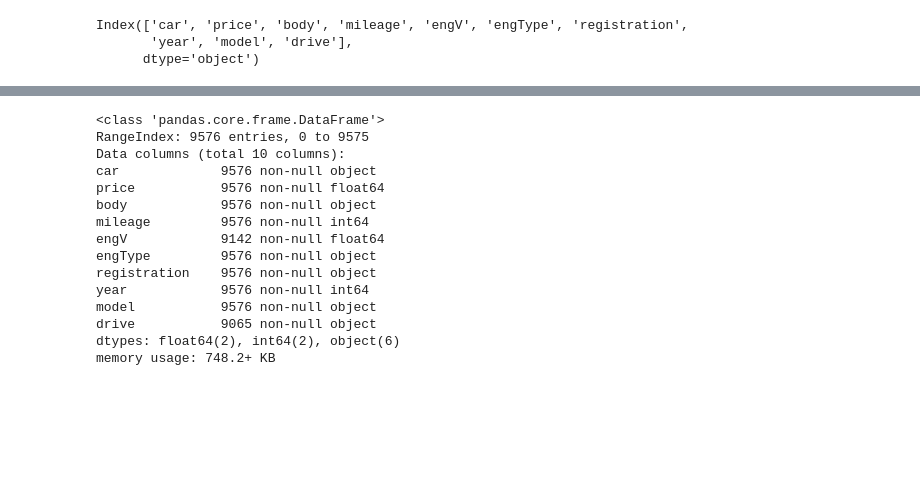
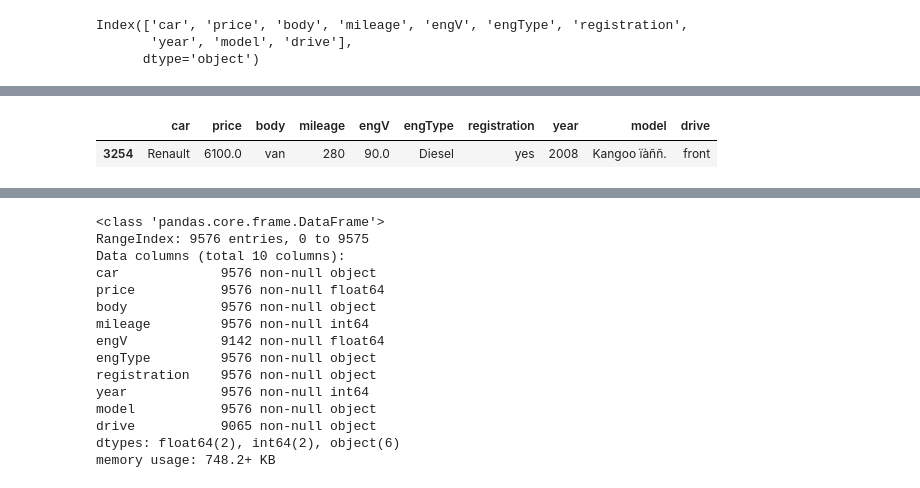
Before and after one commit to dhp6106/insaid-projects, a Jupyter notebook: term1/projects/CarSales/CarSales EDA Project.ipynb, the cells around one changed output, grey strips where cells are left out. Cells and saved outputs as stored; diff of their text form; code cells hidden in the pictures; blank space fills up the shorter version.

```diff
--- a/term1/projects/CarSales/CarSales EDA Project.ipynb
+++ b/term1/projects/CarSales/CarSales EDA Project.ipynb
@@ -73,3 +73,8 @@ car_sales.describe(include='all')
 | 50% | NaN | 9200.000000 | NaN | 128.000000 | 2.000000 | NaN | NaN | 2008.000000 | NaN | NaN |
 | 75% | NaN | 16700.000000 | NaN | 194.000000 | 2.500000 | NaN | NaN | 2012.000000 | NaN | NaN |
 | max | NaN | 547800.000000 | NaN | 999.000000 | 99.990000 | NaN | NaN | 2016.000000 | NaN | NaN |
+# %%
+car_sales[car_sales.engV == 90]
+# %% [output]
+|  | car | price | body | mileage | engV | engType | registration | year | model | drive |
+| 3254 | Renault | 6100.0 | van | 280 | 90.0 | Diesel | yes | 2008 | Kangoo ïàññ. | front |
```
Also changed, not shown: parts of 14 cells of this notebook.
